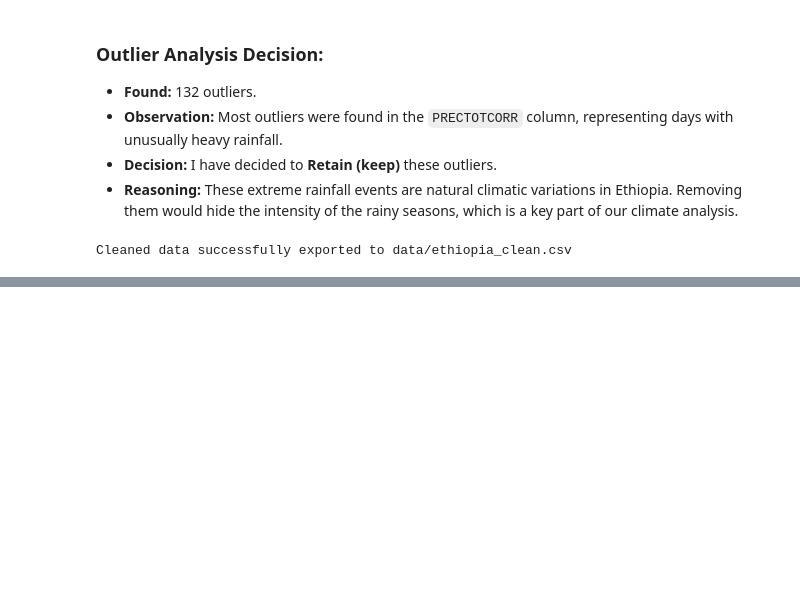
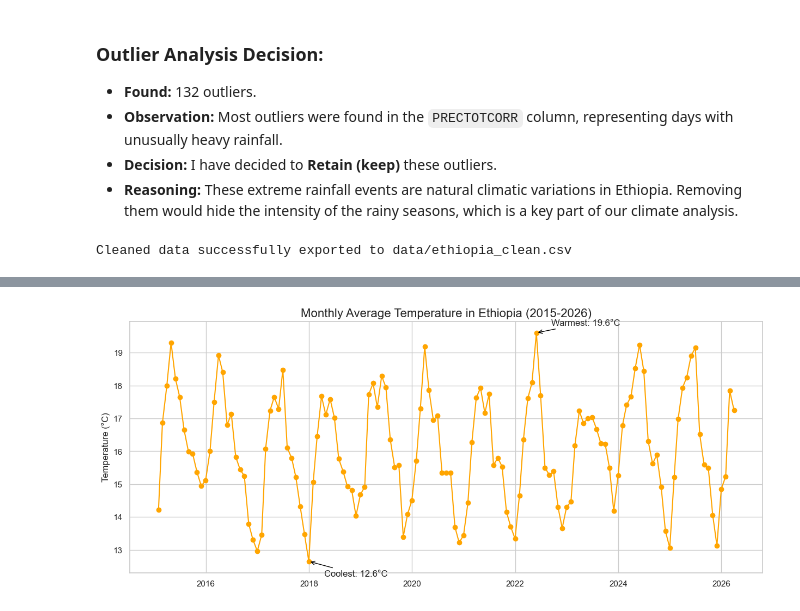
Before and after one commit to SimretAbebe/climate-challenge-week0, a Jupyter notebook: notebooks/ethiopia_eda.ipynb, the cells around one changed output, grey strips where cells are left out. Drawn from its saved outputs; the diff is of its cells as text; code cells hidden in the pictures; blank space fills up the shorter version.

Commit message:
docs: add time series plots and seasonal analysis

```diff
--- a/notebooks/ethiopia_eda.ipynb
+++ b/notebooks/ethiopia_eda.ipynb
@@ -204,3 +204,13 @@ df.to_csv('../data/ethiopia_clean.csv', index=False)
 print("Cleaned data successfully exported to data/ethiopia_clean.csv")
 # %% [output]
 Cleaned data successfully exported to data/ethiopia_clean.csv
+# %%
+# Group the data by Date (Monthly)
+# 'ME' means Month End
+monthly_df = df.set_index('Date').resample('ME').agg({
+    'T2M': 'mean',
+    'PRECTOTCORR': 'sum'
+}).reset_index()
+
+# Look at the first 5 months
+monthly_df.head()
@@ -206,0 +224,24 @@ Cleaned data successfully exported to data/ethiopia_clean.csv
+# %%
+plt.figure(figsize=(15, 6))
+plt.plot(monthly_df['Date'], monthly_df['T2M'], marker='o', color='orange', linestyle='-')
+
+# Finding the absolute warmest and coolest months
+warmest_month = monthly_df.loc[monthly_df['T2M'].idxmax()]
+coolest_month = monthly_df.loc[monthly_df['T2M'].idxmin()]
+
+# Adding Annotations (Arrows pointing to the peaks and valleys)
+plt.annotate(f"Warmest: {warmest_month['T2M']:.1f}°C",
+             xy=(warmest_month['Date'], warmest_month['T2M']),
+             xytext=(20, 10), textcoords='offset points',
+             arrowprops=dict(arrowstyle='->', color='black'))
+
+plt.annotate(f"Coolest: {coolest_month['T2M']:.1f}°C",
+             xy=(coolest_month['Date'], coolest_month['T2M']),
+             xytext=(20, -20), textcoords='offset points',
+             arrowprops=dict(arrowstyle='->', color='black'))
+
+plt.title('Monthly Average Temperature in Ethiopia (2015-2026)', fontsize=16)
+plt.ylabel('Temperature (°C)')
+plt.show()
+# %% [output]
+[figure, added]
```
Also changed, not shown: parts of 3 cells of this notebook.
